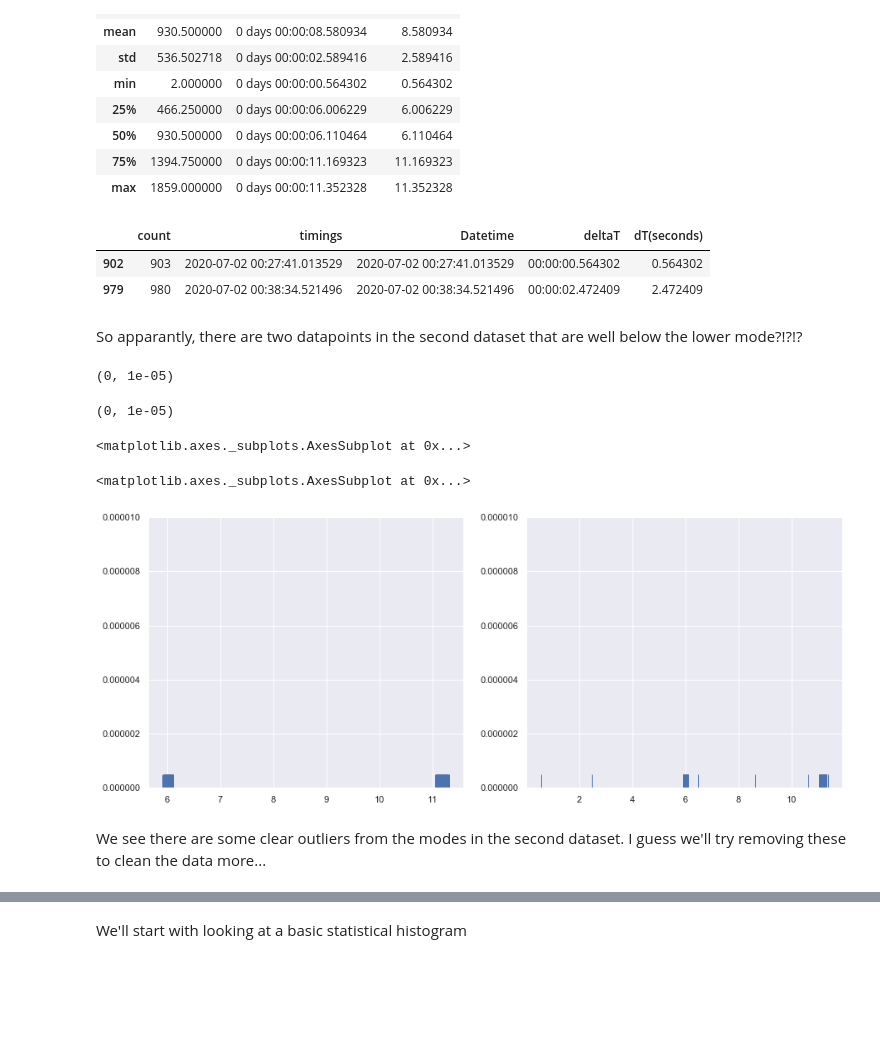
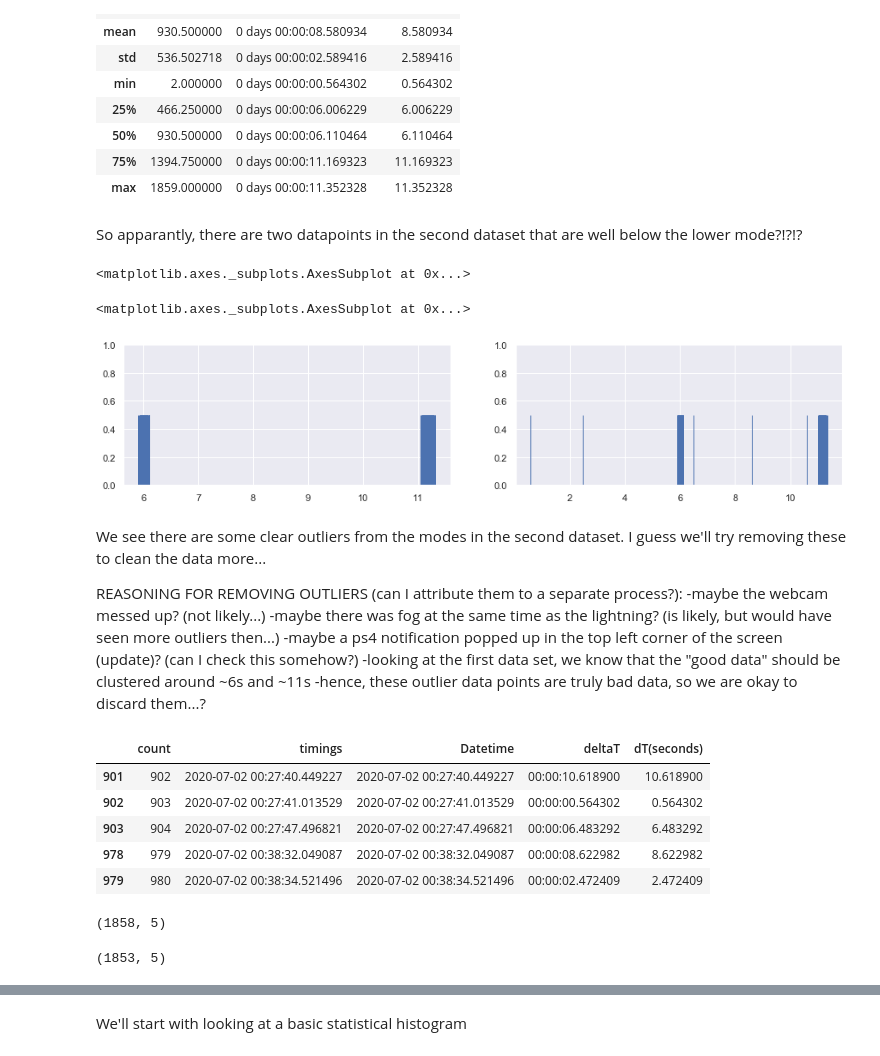
Before and after one commit to aj112358/FFX-Computer-Vision, a Jupyter notebook: FFX_Analysis.ipynb, the cells around one changed output, grey strips where cells are left out. Saved outputs shown, nothing was run; the diff lists cells and outputs as text; code cells hidden in the pictures; blank space fills up the shorter version.

Commit message:
finished initial analysis of time data

```diff
--- a/FFX_Analysis.ipynb
+++ b/FFX_Analysis.ipynb
@@ -629,26 +635,45 @@ ffx2_cleaned.describe()
 | 50% | 930.500000 | 0 days 00:00:06.110464 | 6.110464 |
 | 75% | 1394.750000 | 0 days 00:00:11.169323 | 11.169323 |
 | max | 1859.000000 | 0 days 00:00:11.352328 | 11.352328 |
-# %%
-ffx2_cleaned[ffx2_cleaned["dT(seconds)"]<4]
-# %% [output]
-|  | count | timings | Datetime | deltaT | dT(seconds) |
-| 902 | 903 | 2020-07-02 00:27:41.013529 | 2020-07-02 00:27:41.013529 | 00:00:00.564302 | 0.564302 |
-| 979 | 980 | 2020-07-02 00:38:34.521496 | 2020-07-02 00:38:34.521496 | 00:00:02.472409 | 2.472409 |
 # %% [markdown]
 So apparantly, there are two datapoints in the second dataset that are well below the lower mode?!?!?
 # %%
-fig3, axes3 = plt.subplots(nrows=1, ncols=2, figsize=(15,6))
+fig3, axes3 = plt.subplots(nrows=1, ncols=2, figsize=(15,3))
 # axes3[0].set_ylim([0,0.00001])
 # axes3[1].set_ylim([0,0.00001])
 
-sns.rugplot(ffx_cleaned["dT(seconds)"], ax=axes3[0])
-sns.rugplot(ffx2_cleaned["dT(seconds)"], ax=axes3[1])
+sns.rugplot(ffx_cleaned["dT(seconds)"], ax=axes3[0], height = 0.5)
+sns.rugplot(ffx2_cleaned["dT(seconds)"], ax=axes3[1], height = 0.5)
+
+# ffx_cleaned["dT(seconds)"].iplot(kind=ru)
 # %% [output]
-(0, 1e-05)
+<matplotlib.axes._subplots.AxesSubplot at 0x...>
-(0, 1e-05)
+<matplotlib.axes._subplots.AxesSubplot at 0x...>
-<matplotlib.axes._subplots.AxesSubplot at 0x...>
-<matplotlib.axes._subplots.AxesSubplot at 0x...>
-[figure, old version]
+[figure, new version]
-# %% [markdown]
-We see there are some clear outliers from the modes in the second dataset. I guess we'll try removing these to clean the data more...
+# %% [markdown]
+We see there are some clear outliers from the modes in the second dataset. I guess we'll try removing these to clean the data more...
+
+REASONING FOR REMOVING OUTLIERS (can I attribute them to a separate process?):
+    -maybe the webcam messed up? (not likely...)
+    -maybe there was fog at the same time as the lightning? (is likely, but would have seen more outliers then...)
+    -maybe a ps4 notification popped up in the top left corner of the screen (update)? (can I check this somehow?)
+    -looking at the first data set, we know that the "good data" should be clustered around ~6s and ~11s
+    -hence, these outlier data points are truly bad data, so we are okay to discard them...?
+# %%
+boom = ffx2_cleaned[((ffx2_cleaned["dT(seconds)"]>6.2)  & (ffx2_cleaned["dT(seconds)"]<11)) | (ffx2_cleaned["dT(seconds)"] < 4)]
+boom
+# boom.sort_values("count", axis=1)
+# %% [output]
+|  | count | timings | Datetime | deltaT | dT(seconds) |
+| 901 | 902 | 2020-07-02 00:27:40.449227 | 2020-07-02 00:27:40.449227 | 00:00:10.618900 | 10.618900 |
+| 902 | 903 | 2020-07-02 00:27:41.013529 | 2020-07-02 00:27:41.013529 | 00:00:00.564302 | 0.564302 |
+| 903 | 904 | 2020-07-02 00:27:47.496821 | 2020-07-02 00:27:47.496821 | 00:00:06.483292 | 6.483292 |
+| 978 | 979 | 2020-07-02 00:38:32.049087 | 2020-07-02 00:38:32.049087 | 00:00:08.622982 | 8.622982 |
+| 979 | 980 | 2020-07-02 00:38:34.521496 | 2020-07-02 00:38:34.521496 | 00:00:02.472409 | 2.472409 |
+# %%
+ffx2_cleaned.shape
+ffx2_cleaned.drop(labels=[902,979,903,978,901], axis=0, inplace=True)
+ffx2_cleaned.shape
+# %% [output]
+(1858, 5)
+(1853, 5)
```
Also changed, not shown: parts of 40 cells of this notebook.
